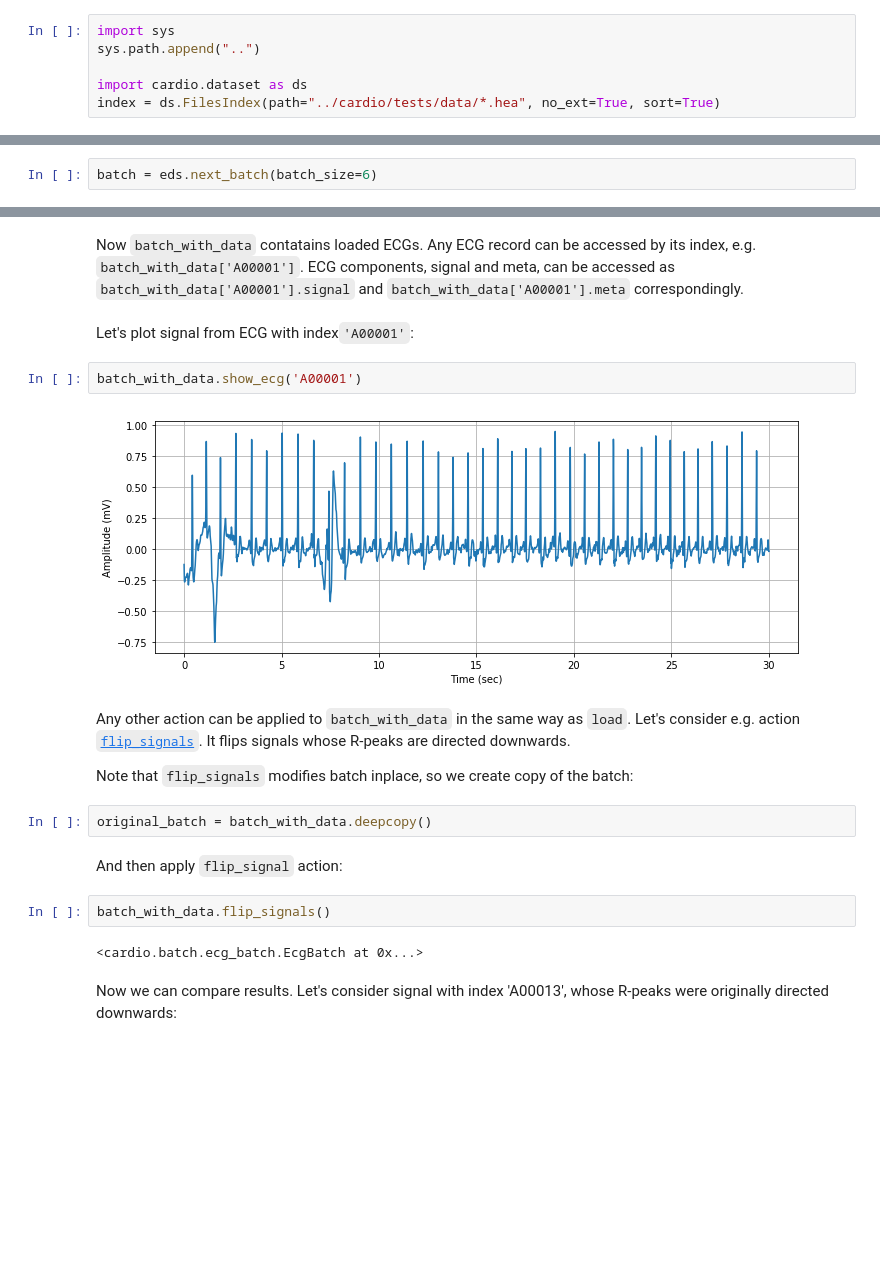
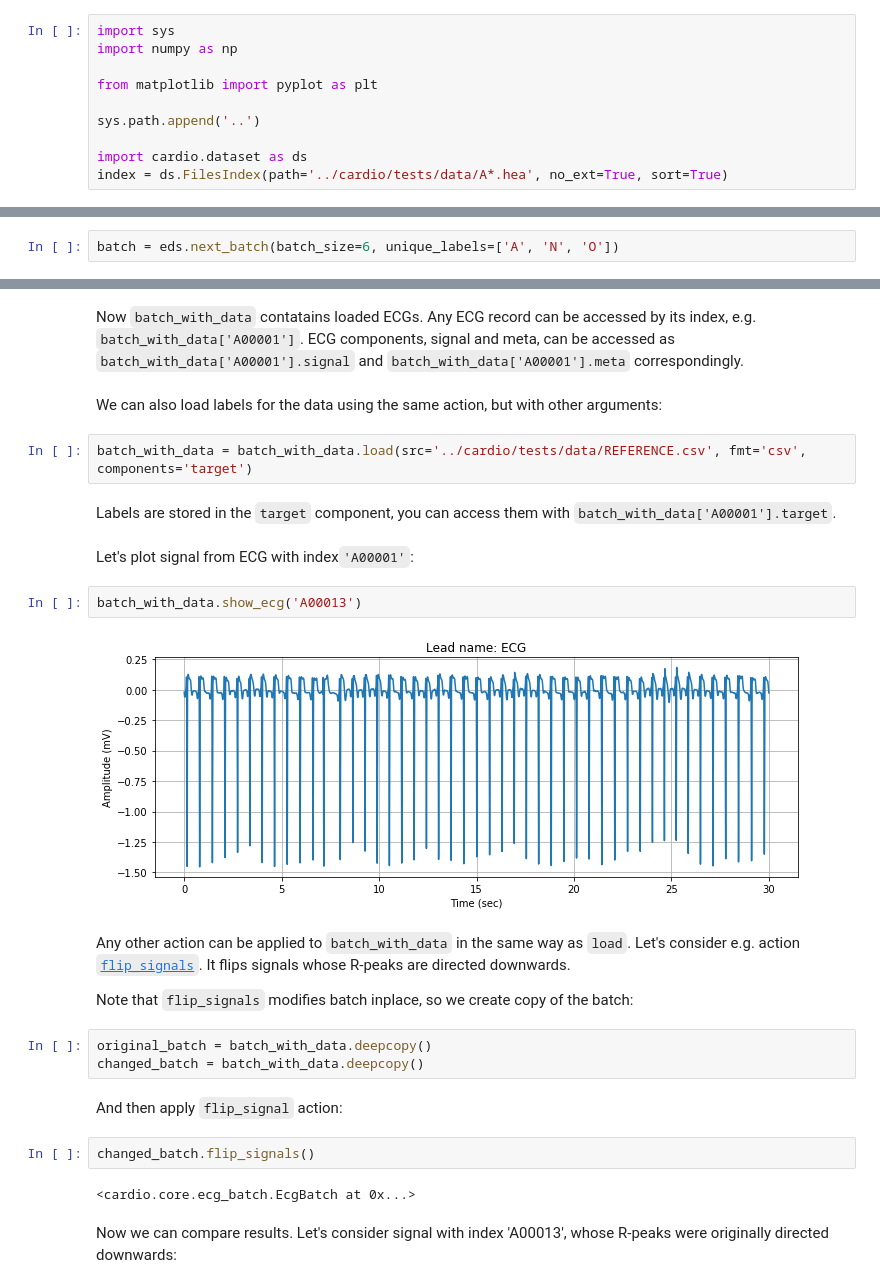
Before and after one commit to analysiscenter/cardio, a Jupyter notebook: tutorials/I.CardIO.ipynb, the cells around one changed output, grey strips where cells are left out. Saved outputs shown, nothing was run; the diff lists cells and outputs as text; blank space fills up the shorter version.

Commit message:
Added actions to the first tutorial

````diff
--- a/tutorials/I.CardIO.ipynb
+++ b/tutorials/I.CardIO.ipynb
@@ -26,10 +58,14 @@
 Let all ECGs be stored in wfdb format in folder with path '../cardio/tests/data/' (if you cloned the CardIO repository from [Git](https://github.com/analysiscenter/cardio), this path will actually contain several examples of ECGs). Let's create a new ```FilesIndex``` with all ECGs from this folder.
 # %%
 import sys
-sys.path.append("..")
+import numpy as np
+
+from matplotlib import pyplot as plt
+
+sys.path.append('..')
 
 import cardio.dataset as ds
-index = ds.FilesIndex(path="../cardio/tests/data/*.hea", no_ext=True, sort=True)
+index = ds.FilesIndex(path='../cardio/tests/data/A*.hea', no_ext=True, sort=True)
 # %% [markdown]
 Now each ECG is indexed with its filename. Indices are stored in ```index.indices```:
 # %%
@@ -54,5 +90,5 @@ eds = EcgDataset(path="../cardio/tests/data/*.hea", no_ext=True, sort=True)
 # %% [markdown]
 Let's generate a first batch of some size, say 6:
 # %%
-batch = eds.next_batch(batch_size=6)
+batch = eds.next_batch(batch_size=6, unique_labels=['A', 'N', 'O'])
 # %% [markdown]
@@ -68,23 +106,30 @@ batch_with_data = batch.load(fmt="wfdb", components=["signal", "meta"])
 # %% [markdown]
 Now ```batch_with_data``` contatains loaded ECGs. Any ECG record can be accessed by its index, e.g. ```batch_with_data['A00001']```. ECG components, signal and meta, can be accessed as ```batch_with_data['A00001'].signal``` and ```batch_with_data['A00001'].meta``` correspondingly.
+# %% [markdown]
+We can also load labels for the data using the same action, but with other arguments:
+# %%
+batch_with_data = batch_with_data.load(src='../cardio/tests/data/REFERENCE.csv', fmt='csv', components='target')
+# %% [markdown]
+Labels are stored in the ```target``` component, you can access them with ```batch_with_data['A00001'].target```.
 # %% [markdown]
 Let's plot signal from ECG with index```'A00001'```:
 # %%
-batch_with_data.show_ecg('A00001')
+batch_with_data.show_ecg('A00013')
 # %% [output]
-[figure, old version]
+[figure, new version]
 # %% [markdown]
 Any other action can be applied to ```batch_with_data``` in the same way as ```load```. Let's consider e.g. action [```flip_signals```](https://analysiscenter.github.io/cardio/api/cardio.batch.html#cardio.batch.EcgBatch.flip_signals). It flips signals whose R-peaks are directed downwards.
 
 Note that ```flip_signals``` modifies batch inplace, so we create copy of the batch:
 # %%
 original_batch = batch_with_data.deepcopy()
+changed_batch = batch_with_data.deepcopy()
 # %% [markdown]
 And then apply ```flip_signal``` action:
 # %%
-batch_with_data.flip_signals()
+changed_batch.flip_signals()
 # %% [output]
-<cardio.batch.ecg_batch.EcgBatch at 0x...>
+<cardio.core.ecg_batch.EcgBatch at 0x...>
 # %% [markdown]
 Now we can compare results. Let's consider signal with index 'A00013', whose R-peaks were originally directed downwards:
 # %%
````
Also changed, not shown: parts of 114 cells of this notebook.
